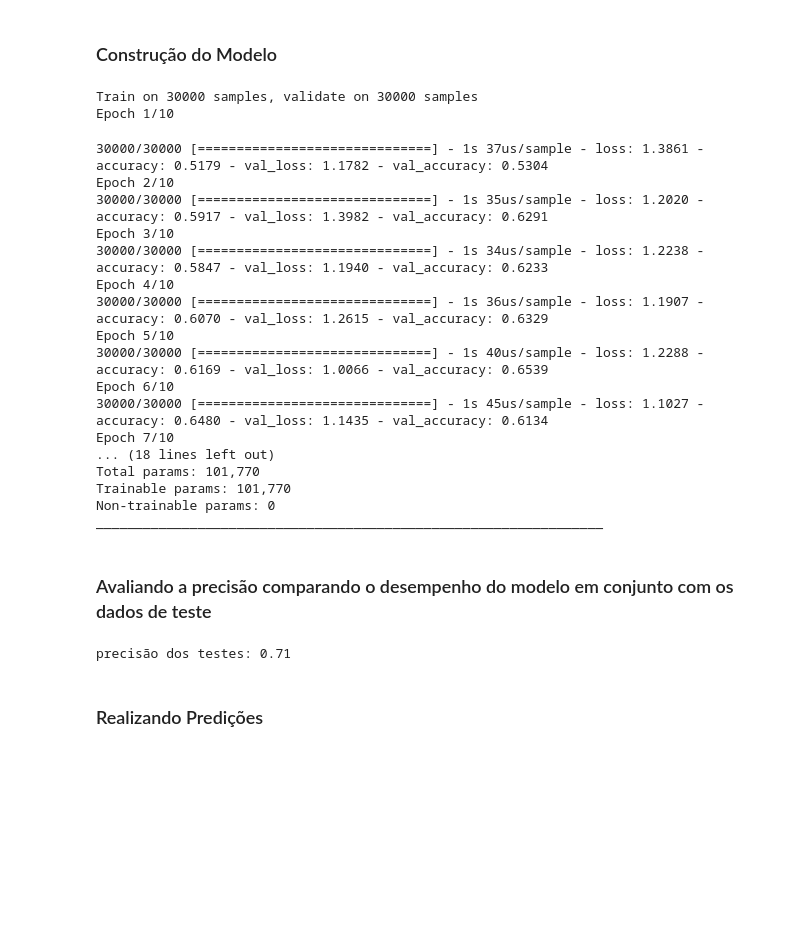
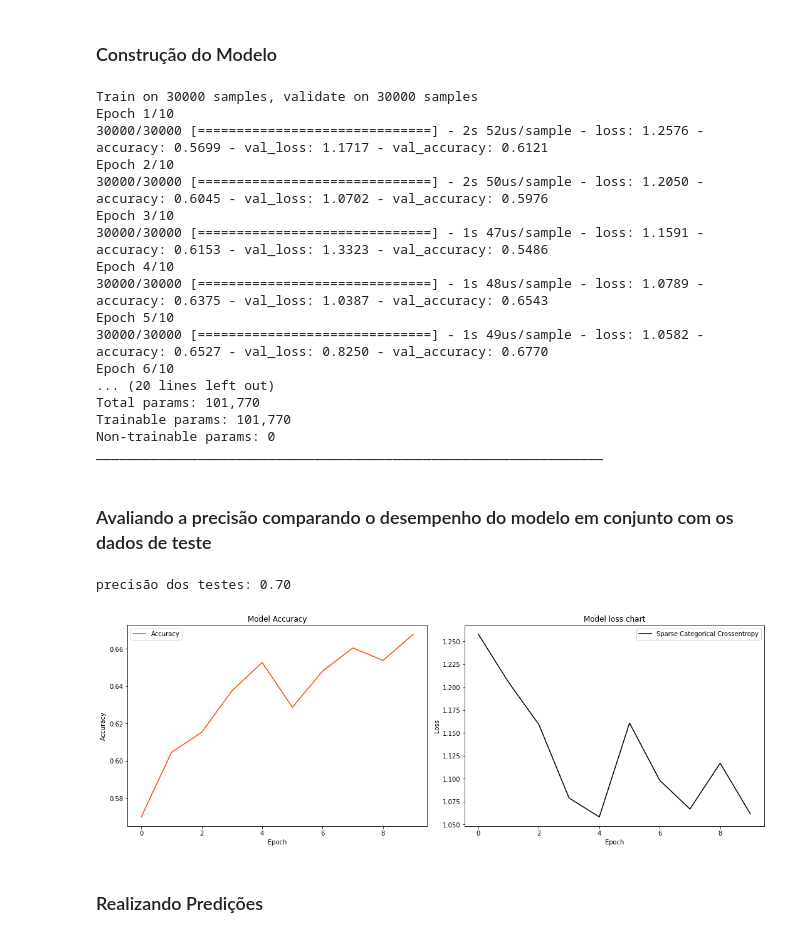
Before and after one commit to silasabs/PIVIC-PIBIC-Comunicacoes-Opticas, a Jupyter notebook: jupyter notebooks/Introduction_ANNs.ipynb, the cells around one changed output. Saved outputs shown, nothing was run; the diff lists cells and outputs as text; code cells hidden in the pictures; blank space fills up the shorter version.

Commit message:
Update Plots

```diff
--- a/jupyter notebooks/Introduction_ANNs.ipynb
+++ b/jupyter notebooks/Introduction_ANNs.ipynb
@@ -471,28 +471,26 @@ model.compile(optimizer=otimizador, loss='sparse_categorical_crossentropy', metr
 # Alimentando a rede com os dados de treinamento fazendo com que o modelo aprenda a associar
 # os rótulos as imagens, logo após pedindo ao modelo para que faça predições sobre um conjunto de teste
 # Na Alimentação da rede o mesmo implementa o algoritmo de backpropagation.
-model.fit(train_images, train_labels, epochs=10, validation_split=0.5)
+history = model.fit(train_images, train_labels, epochs=10, validation_split=0.5)
 model.summary()
 # %% [output]
 Train on 30000 samples, validate on 30000 samples
 Epoch 1/10
+30000/30000 [==============================] - 2s 52us/sample - loss: 1.2576 - accuracy: 0.5699 - val_loss: 1.1717 - val_accuracy: 0.6121
+Epoch 2/10
+30000/30000 [==============================] - 2s 50us/sample - loss: 1.2050 - accuracy: 0.6045 - val_loss: 1.0702 - val_accuracy: 0.5976
+Epoch 3/10
+30000/30000 [==============================] - 1s 47us/sample - loss: 1.1591 - accuracy: 0.6153 - val_loss: 1.3323 - val_accuracy: 0.5486
+Epoch 4/10
+30000/30000 [==============================] - 1s 48us/sample - loss: 1.0789 - accuracy: 0.6375 - val_loss: 1.0387 - val_accuracy: 0.6543
+Epoch 5/10
+30000/30000 [==============================] - 1s 49us/sample - loss: 1.0582 - accuracy: 0.6527 - val_loss: 0.8250 - val_accuracy: 0.6770
+Epoch 6/10
+... (20 lines left out)
+Total params: 101,770
+Trainable params: 101,770
+Non-trainable params: 0
+_________________________________________________________________
-30000/30000 [==============================] - 1s 37us/sample - loss: 1.3861 - accuracy: 0.5179 - val_loss: 1.1782 - val_accuracy: 0.5304
-Epoch 2/10
-30000/30000 [==============================] - 1s 35us/sample - loss: 1.2020 - accuracy: 0.5917 - val_loss: 1.3982 - val_accuracy: 0.6291
-Epoch 3/10
-30000/30000 [==============================] - 1s 34us/sample - loss: 1.2238 - accuracy: 0.5847 - val_loss: 1.1940 - val_accuracy: 0.6233
-Epoch 4/10
-30000/30000 [==============================] - 1s 36us/sample - loss: 1.1907 - accuracy: 0.6070 - val_loss: 1.2615 - val_accuracy: 0.6329
-Epoch 5/10
-30000/30000 [==============================] - 1s 40us/sample - loss: 1.2288 - accuracy: 0.6169 - val_loss: 1.0066 - val_accuracy: 0.6539
-Epoch 6/10
-30000/30000 [==============================] - 1s 45us/sample - loss: 1.1027 - accuracy: 0.6480 - val_loss: 1.1435 - val_accuracy: 0.6134
-Epoch 7/10
-... (18 lines left out)
-Total params: 101,770
-Trainable params: 101,770
-Non-trainable params: 0
-_________________________________________________________________
 # %% [markdown]
 ### Avaliando a precisão comparando o desempenho do modelo em conjunto com os dados de teste
 # %%
@@ -500,7 +498,27 @@ _________________________________________________________________
 test_loss, test_acc = model.evaluate(test_images, test_labels)
 print('precisão dos testes: {:.2f}'.format(test_acc))
 # %% [output]
-precisão dos testes: 0.71
+precisão dos testes: 0.70
+# %%
+plt.figure(num=None, figsize=(15, 10))
+grafico1 = plt.subplot(2, 2, 1)
+plt.plot(history.history['accuracy'],label="Accuracy", color='orangered')
+plt.xlabel('Epoch')
+plt.ylabel('Accuracy')
+plt.title('Model precision graph')
+plt.legend(loc=2)
+plt.title('Model Accuracy')
+
+grafico2 = plt.subplot(2, 2, 2, sharex=grafico1)
+plt.plot(history.history['loss'], label="Sparse Categorical Crossentropy", color='black')
+plt.xlabel('Epoch')
+plt.ylabel('Loss')
+plt.legend(loc=2)
+plt.title('Model loss chart')
+plt.legend()
+plt.tight_layout()
+# %% [output]
+[figure, added]
 # %% [markdown]
 ### Realizando Predições
 # %%
```
